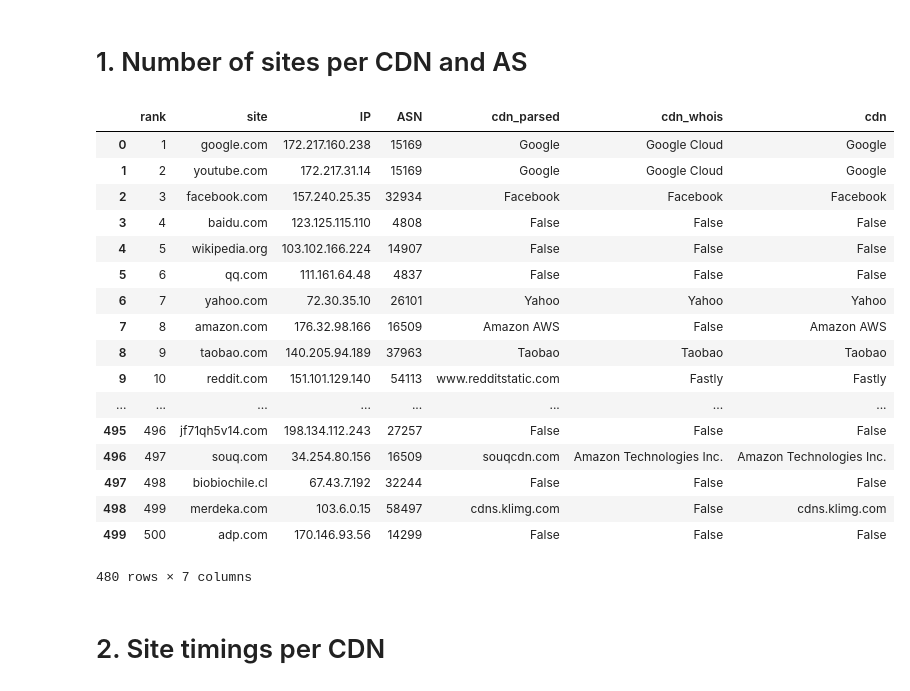
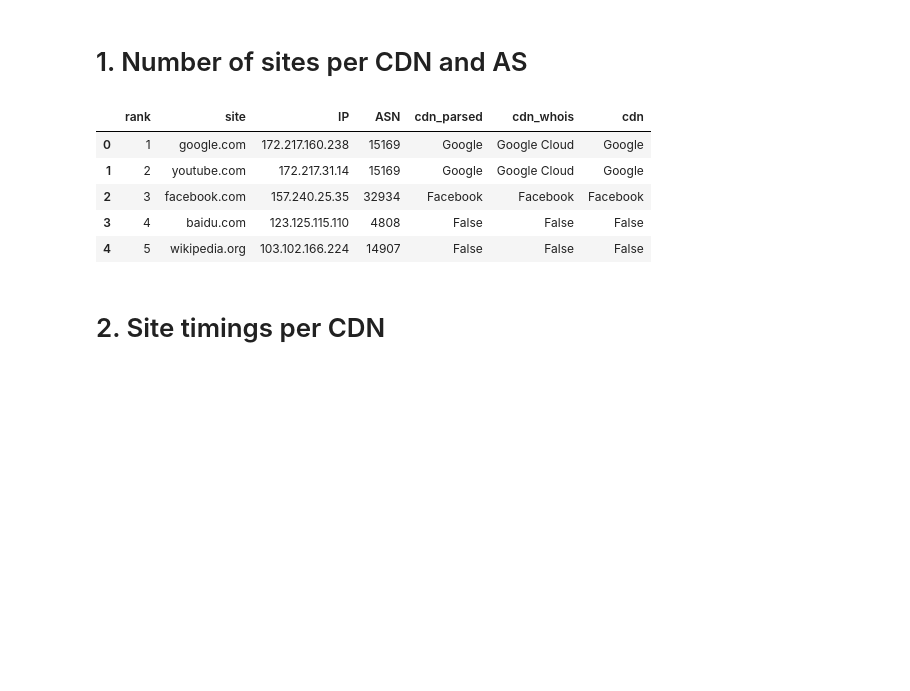
Before and after one commit to shahifaqeer/cdn-analysis, a Jupyter notebook: Analysis.ipynb, the cells around one changed output. Saved outputs shown, nothing was run; the diff lists cells and outputs as text; code cells hidden in the pictures; blank space fills up the shorter version.

```diff
--- a/Analysis.ipynb
+++ b/Analysis.ipynb
@@ -15,25 +15,13 @@ Populating the interactive namespace from numpy and matplotlib
 df_asn_cdn = pd.read_pickle('output/df_asn_cdn.pkl')
 df_site_cdn_method_map = pd.read_pickle('output/df_site_cdn_method_map.pkl')
 # %%
-df_asn_cdn
+df_asn_cdn.head()
 # %% [output]
 |  | rank | site | IP | ASN | cdn_parsed | cdn_whois | cdn |
 | 0 | 1 | google.com | 172.217.160.238 | 15169 | Google | Google Cloud | Google |
 | 1 | 2 | youtube.com | 172.217.31.14 | 15169 | Google | Google Cloud | Google |
 | 2 | 3 | facebook.com | 157.240.25.35 | 32934 | Facebook | Facebook | Facebook |
 | 3 | 4 | baidu.com | 123.125.115.110 | 4808 | False | False | False |
 | 4 | 5 | wikipedia.org | 103.102.166.224 | 14907 | False | False | False |
-| 5 | 6 | qq.com | 111.161.64.48 | 4837 | False | False | False |
-| 6 | 7 | yahoo.com | 72.30.35.10 | 26101 | Yahoo | Yahoo | Yahoo |
-| 7 | 8 | amazon.com | 176.32.98.166 | 16509 | Amazon AWS | False | Amazon AWS |
-| 8 | 9 | taobao.com | 140.205.94.189 | 37963 | Taobao | Taobao | Taobao |
-| 9 | 10 | reddit.com | 151.101.129.140 | 54113 | www.redditstatic.com | Fastly | Fastly |
-| ... | ... | ... | ... | ... | ... | ... | ... |
-| 495 | 496 | jf71qh5v14.com | 198.134.112.243 | 27257 | False | False | False |
-| 496 | 497 | souq.com | 34.254.80.156 | 16509 | souqcdn.com | Amazon Technologies Inc. | Amazon Technologies Inc. |
-| 497 | 498 | biobiochile.cl | 67.43.7.192 | 32244 | False | False | False |
-| 498 | 499 | merdeka.com | 103.6.0.15 | 58497 | cdns.klimg.com | False | cdns.klimg.com |
-| 499 | 500 | adp.com | 170.146.93.56 | 14299 | False | False | False |
-480 rows × 7 columns
 # %% [markdown]
 # 2. Site timings per CDN
```
Also changed, not shown: 2 other files.
